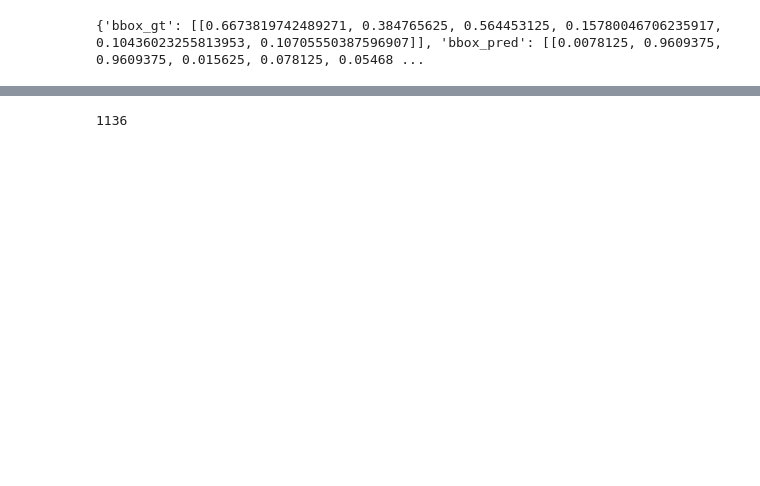
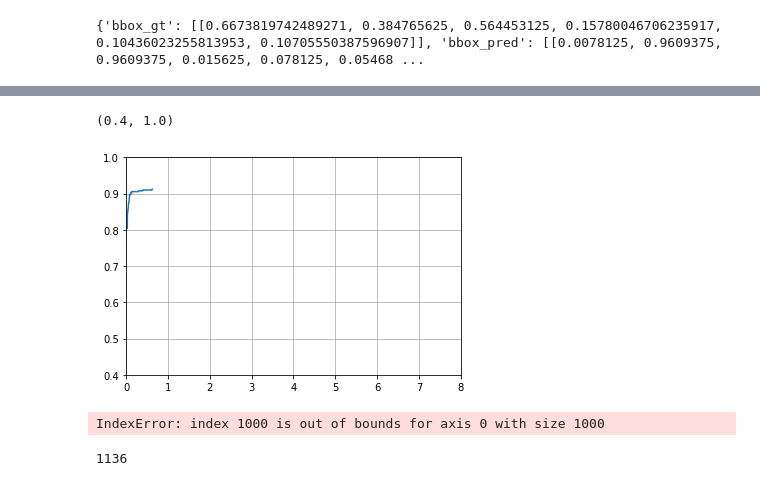
Before and after one commit to jixiaw/lesion_detection, a Jupyter notebook: classify.ipynb, the cells around one changed output, grey strips where cells are left out. Saved outputs shown, nothing was run; the diff lists cells and outputs as text; code cells hidden in the pictures; blank space fills up the shorter version.

```diff
--- a/classify.ipynb
+++ b/classify.ipynb
@@ -2386,3 +2500,16 @@ for k in detection:
+# %%
+fpr, tpr, _ = froc(detection, method="iobb", mesh=np.arange(0, 1, 0.01) ,iou_threshold=0.3, nms=True)
+plt.plot(fpr, tpr)
+plt.grid(True, which="both",ls="-")
+plt.xlim(0, 8)
+plt.ylim(0.4, 1.0)
+# %% [output]
+(0.4, 1.0)
+[figure, added]
+# %%
+get_sensitivity(fpr, tpr)
+# %% [output]
+IndexError: index 1000 is out of bounds for axis 0 with size 1000
 # %%
 len(detection)
 # %% [output]
```
Also changed, not shown: parts of 70 cells of this notebook, 9 other files.
